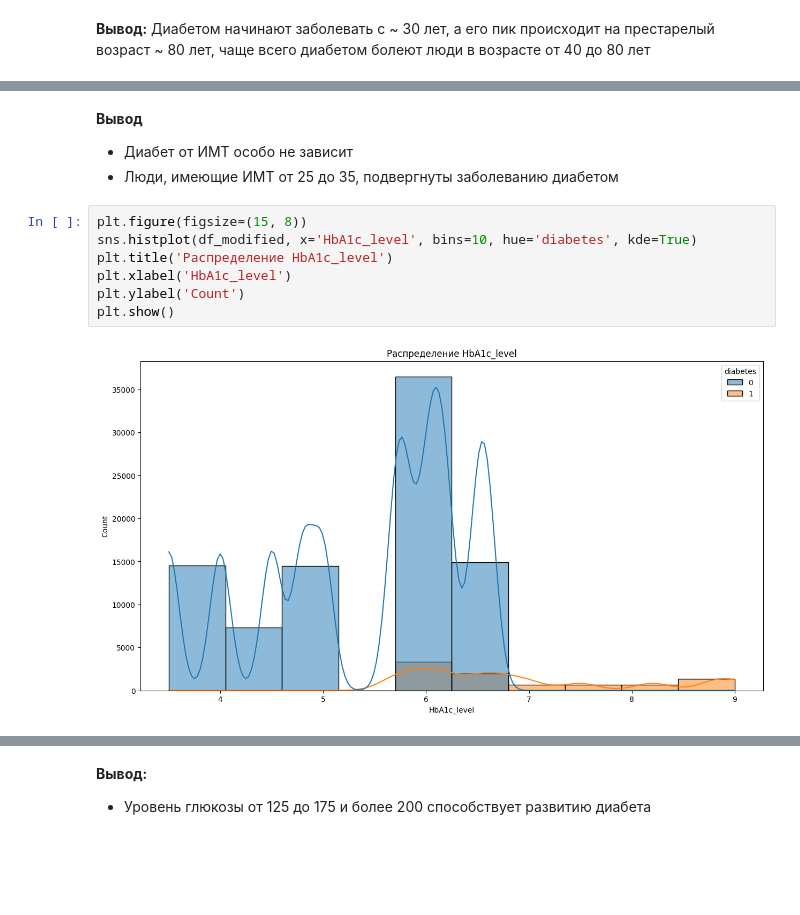
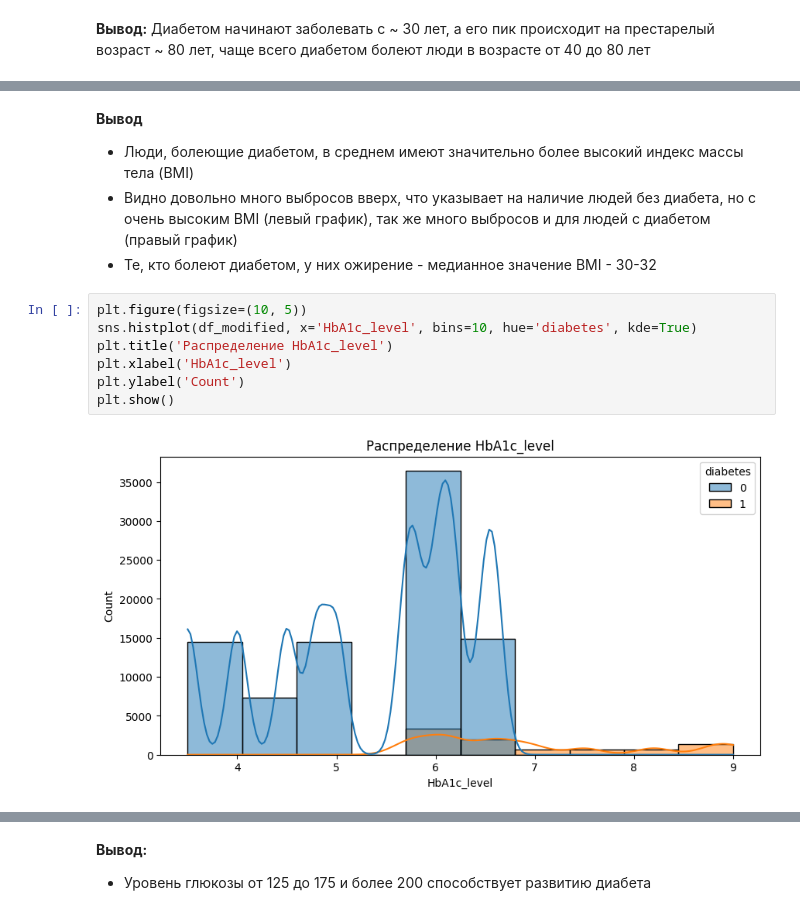
Before and after one commit to AlexeyOrehov/homework, a Jupyter notebook: home_work_1.7/HW_1.7.ipynb, the cells around one changed output, grey strips where cells are left out. Cells and saved outputs as stored; diff of their text form; blank space fills up the shorter version.

```diff
--- a/home_work_1.7/HW_1.7.ipynb
+++ b/home_work_1.7/HW_1.7.ipynb
@@ -240,13 +271,14 @@ plt.show()
 # %% [markdown]
 **Вывод**
-- Диабет от ИМТ особо не зависит
-- Люди, имеющие ИМТ от 25 до 35, подвергнуты заболеванию диабетом
+- Люди, болеющие диабетом, в среднем имеют значительно более высокий индекс массы тела (BMI)
+- Видно довольно много выбросов вверх, что указывает на наличие людей без диабета, но с очень высоким BMI (левый график), так же много выбросов и для людей с диабетом (правый график)
+- Те, кто болеют диабетом, у них ожирение - медианное значение BMI - 30-32
 # %%
-plt.figure(figsize=(15, 8))
+plt.figure(figsize=(10, 5))
 sns.histplot(df_modified, x='HbA1c_level', bins=10, hue='diabetes', kde=True)
 plt.title('Распределение HbA1c_level')
 plt.xlabel('HbA1c_level')
 plt.ylabel('Count')
 plt.show()
 # %% [output]
-[figure, old version]
+[figure, new version]
```
Also changed, not shown: parts of 14 cells of this notebook.
